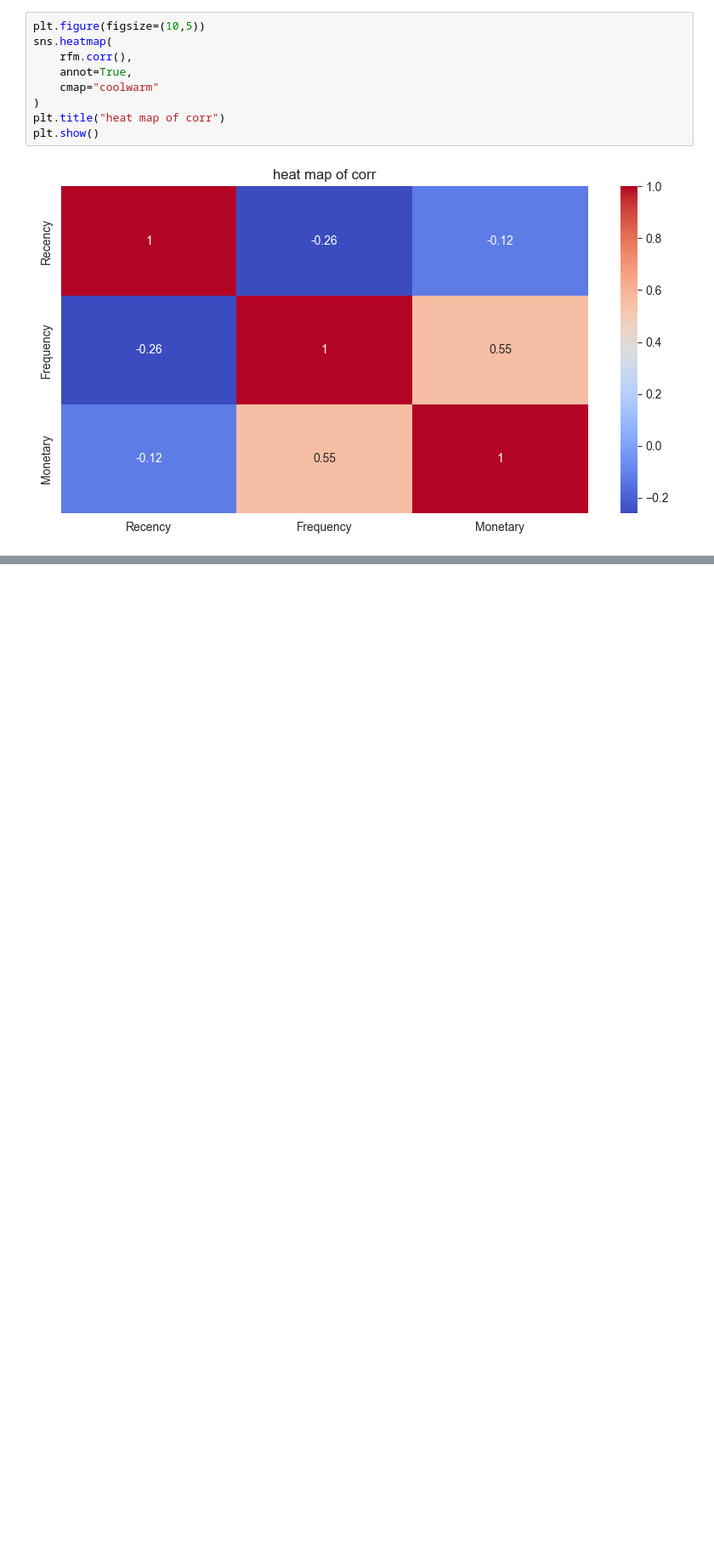
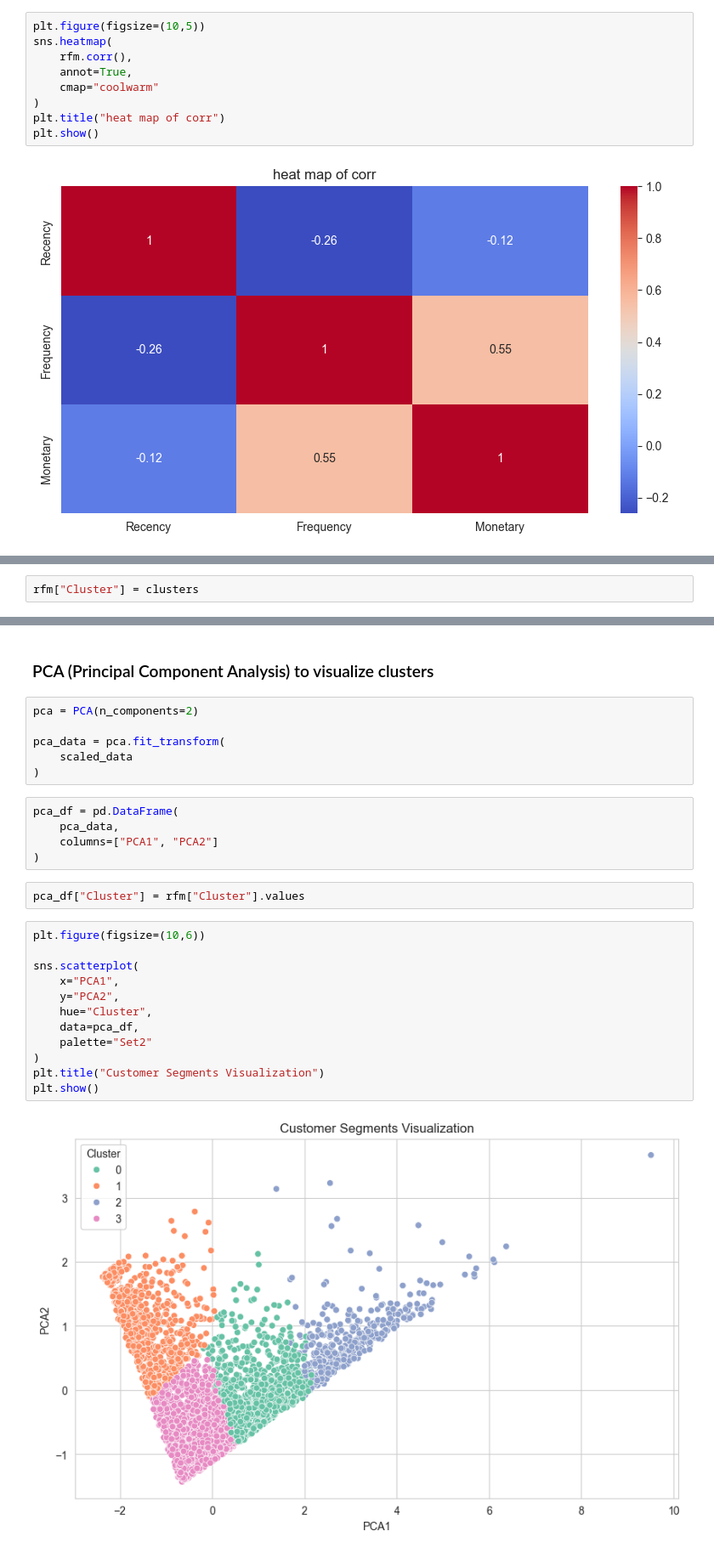
Before and after one commit to Sk2059/customer-segmentation-django-ml, a Jupyter notebook: notebooks/segmentation.ipynb, the cells around one changed output, grey strips where cells are left out. Shown at 85% size. Cells and saved outputs as stored; diff of their text form; blank space fills up the shorter version.

```diff
--- a/notebooks/segmentation.ipynb
+++ b/notebooks/segmentation.ipynb
@@ -226,0 +298,2 @@ plt.show()
+# %%
+rfm["Cluster"] = clusters
@@ -226,0 +309,29 @@ plt.show()
+# %% [markdown]
+### PCA (Principal Component Analysis) to visualize clusters
+# %%
+pca = PCA(n_components=2)
+
+pca_data = pca.fit_transform(
+    scaled_data
+)
+# %%
+pca_df = pd.DataFrame(
+    pca_data,
+    columns=["PCA1", "PCA2"]
+)
+# %%
+pca_df["Cluster"] = rfm["Cluster"].values
+# %%
+plt.figure(figsize=(10,6))
+
+sns.scatterplot(
+    x="PCA1",
+    y="PCA2",
+    hue="Cluster",
+    data=pca_df,
+    palette="Set2"
+)
+plt.title("Customer Segments Visualization")
+plt.show()
+# %% [output]
+[figure, added]
```
Also changed, not shown: parts of 22 cells of this notebook, 4 other files.
